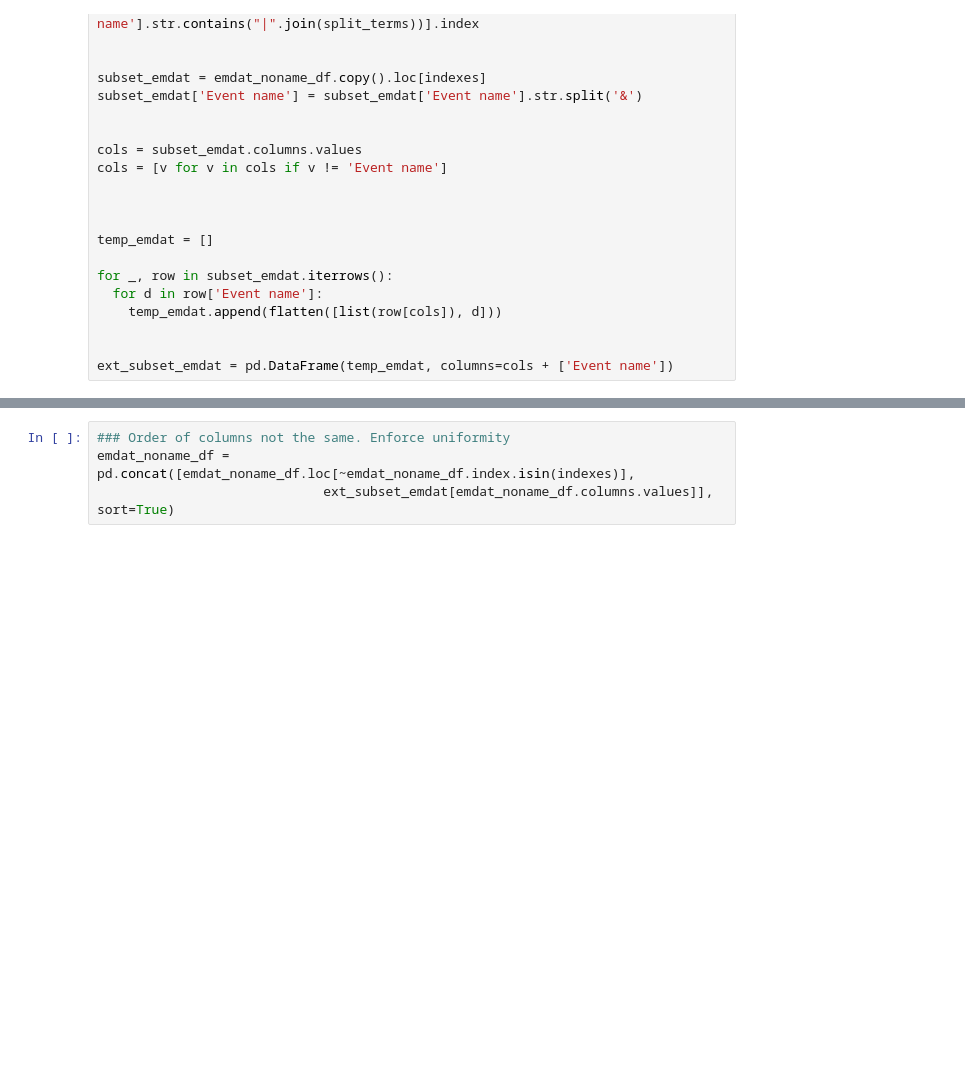
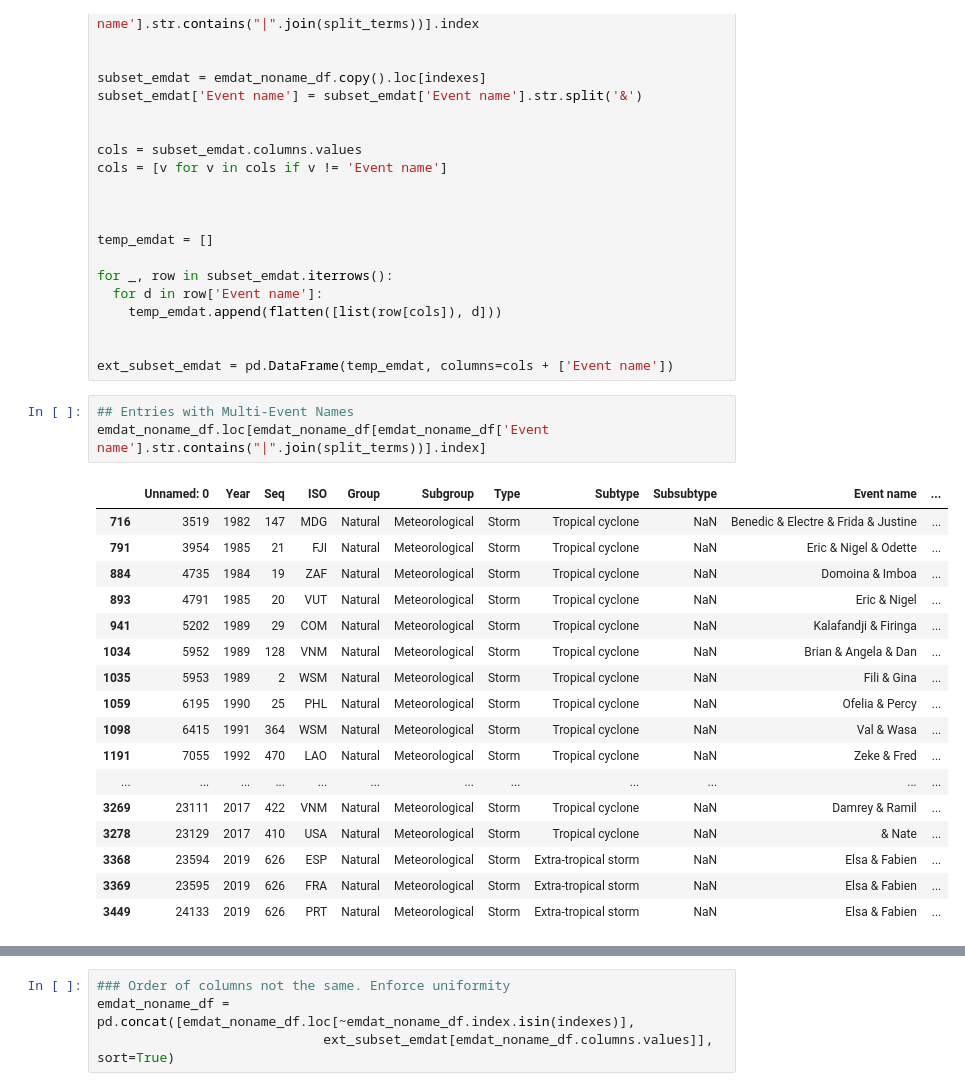
Before and after one commit to OmdenaAI/wfpdisrel, a Jupyter notebook: #task2-Data Wrangling/emdat_tcedat_merge.ipynb, the cells around one changed output, grey strips where cells are left out. Cells and saved outputs as stored; diff of their text form; blank space fills up the shorter version.

```diff
--- a/#task2-Data Wrangling/emdat_tcedat_merge.ipynb
+++ b/#task2-Data Wrangling/emdat_tcedat_merge.ipynb
@@ -89,3 +127,24 @@ for _, row in subset_emdat.iterrows():
 
 
 ext_subset_emdat = pd.DataFrame(temp_emdat, columns=cols + ['Event name'])
+# %%
+## Entries with Multi-Event Names
+emdat_noname_df.loc[emdat_noname_df[emdat_noname_df['Event name'].str.contains("|".join(split_terms))].index]
+# %% [output]
+|  | Unnamed: 0 | Year | Seq | ISO | Group | Subgroup | Type | Subtype | Subsubtype | Event name | ... |
+| 716 | 3519 | 1982 | 147 | MDG | Natural | Meteorological | Storm | Tropical cyclone | NaN | Benedic & Electre & Frida & Justine | ... |
+| 791 | 3954 | 1985 | 21 | FJI | Natural | Meteorological | Storm | Tropical cyclone | NaN | Eric & Nigel & Odette | ... |
+| 884 | 4735 | 1984 | 19 | ZAF | Natural | Meteorological | Storm | Tropical cyclone | NaN | Domoina & Imboa | ... |
+| 893 | 4791 | 1985 | 20 | VUT | Natural | Meteorological | Storm | Tropical cyclone | NaN | Eric & Nigel | ... |
+| 941 | 5202 | 1989 | 29 | COM | Natural | Meteorological | Storm | Tropical cyclone | NaN | Kalafandji & Firinga | ... |
+| 1034 | 5952 | 1989 | 128 | VNM | Natural | Meteorological | Storm | Tropical cyclone | NaN | Brian & Angela & Dan | ... |
+| 1035 | 5953 | 1989 | 2 | WSM | Natural | Meteorological | Storm | Tropical cyclone | NaN | Fili & Gina | ... |
+| 1059 | 6195 | 1990 | 25 | PHL | Natural | Meteorological | Storm | Tropical cyclone | NaN | Ofelia & Percy | ... |
+| 1098 | 6415 | 1991 | 364 | WSM | Natural | Meteorological | Storm | Tropical cyclone | NaN | Val & Wasa | ... |
+| 1191 | 7055 | 1992 | 470 | LAO | Natural | Meteorological | Storm | Tropical cyclone | NaN | Zeke & Fred | ... |
+| ... | ... | ... | ... | ... | ... | ... | ... | ... | ... | ... | ... |
+| 3269 | 23111 | 2017 | 422 | VNM | Natural | Meteorological | Storm | Tropical cyclone | NaN | Damrey & Ramil | ... |
+| 3278 | 23129 | 2017 | 410 | USA | Natural | Meteorological | Storm | Tropical cyclone | NaN | & Nate | ... |
+| 3368 | 23594 | 2019 | 626 | ESP | Natural | Meteorological | Storm | Extra-tropical storm | NaN | Elsa & Fabien | ... |
+| 3369 | 23595 | 2019 | 626 | FRA | Natural | Meteorological | Storm | Extra-tropical storm | NaN | Elsa & Fabien | ... |
+| 3449 | 24133 | 2019 | 626 | PRT | Natural | Meteorological | Storm | Extra-tropical storm | NaN | Elsa & Fabien | ... |
```
Also changed, not shown: parts of 42 cells of this notebook.
